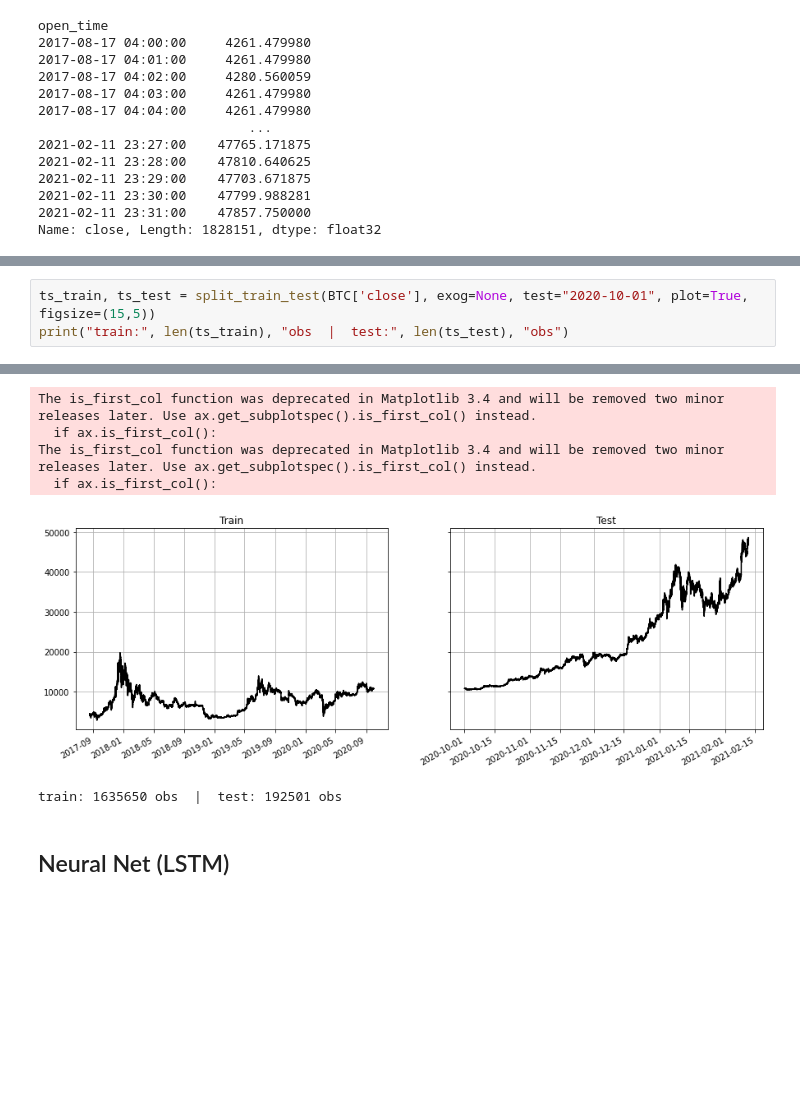
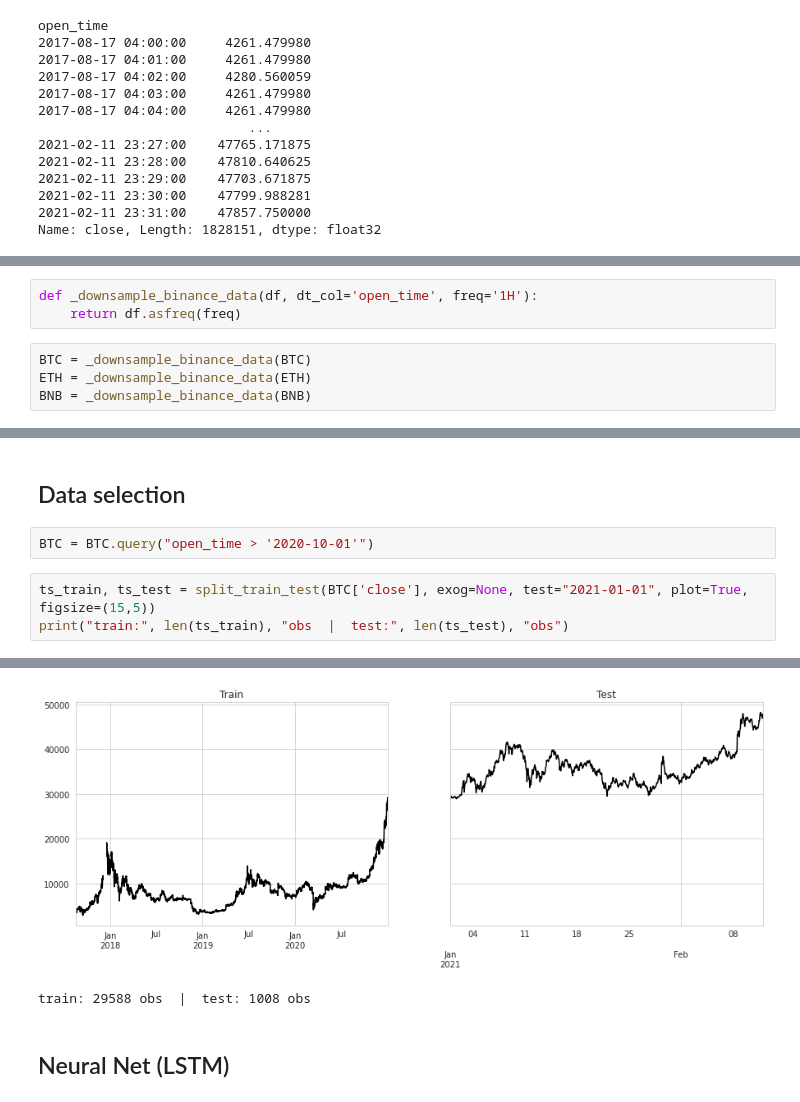
Before and after one commit to Jeffrey-shipping-it/Crypto-time-series, a Jupyter notebook: notebooks/modelling.ipynb, the cells around one changed output, grey strips where cells are left out. Saved outputs shown, nothing was run; the diff lists cells and outputs as text; blank space fills up the shorter version.

```diff
--- a/notebooks/modelling.ipynb
+++ b/notebooks/modelling.ipynb
@@ -65,0 +91,7 @@ plot_ts(BNB['close'], plot_ma=True, plot_intervals=True, window=30, figsize=(15,
+# %%
+def _downsample_binance_data(df, dt_col='open_time', freq='1H'):
+    return df.asfreq(freq)
+# %%
+BTC = _downsample_binance_data(BTC)
+ETH = _downsample_binance_data(ETH)
+BNB = _downsample_binance_data(BNB)
@@ -66,4 +115,8 @@ plot_ts(BNB['close'], plot_ma=True, plot_intervals=True, window=30, figsize=(15,
+# %% [markdown]
+## Data selection
+# %%
+BTC = BTC.query("open_time > '2020-10-01'")
 # %%
-ts_train, ts_test = split_train_test(BTC['close'], exog=None, test="2020-10-01", plot=True, figsize=(15,5))
+ts_train, ts_test = split_train_test(BTC['close'], exog=None, test="2021-01-01", plot=True, figsize=(15,5))
 print("train:", len(ts_train), "obs  |  test:", len(ts_test), "obs")
 # %% [output]
@@ -71,8 +124,4 @@ print("train:", len(ts_train), "obs  |  test:", len(ts_test), "obs")
+[figure, new version]
-The is_first_col function was deprecated in Matplotlib 3.4 and will be removed two minor releases later. Use ax.get_subplotspec().is_first_col() instead.
-  if ax.is_first_col():
-The is_first_col function was deprecated in Matplotlib 3.4 and will be removed two minor releases later. Use ax.get_subplotspec().is_first_col() instead.
-  if ax.is_first_col():
+train: 29588 obs  |  test: 1008 obs
-[figure, old version]
-train: 1635650 obs  |  test: 192501 obs
 # %% [markdown]
 ## Neural Net (LSTM)
```
Also changed, not shown: parts of 18 cells of this notebook, 2 other files.
